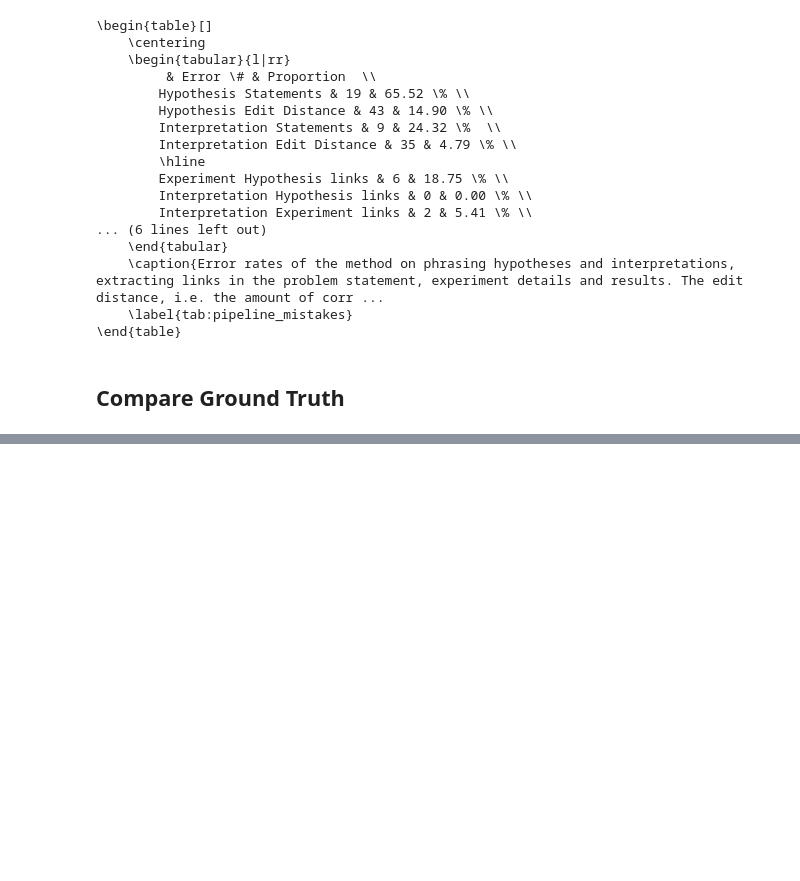
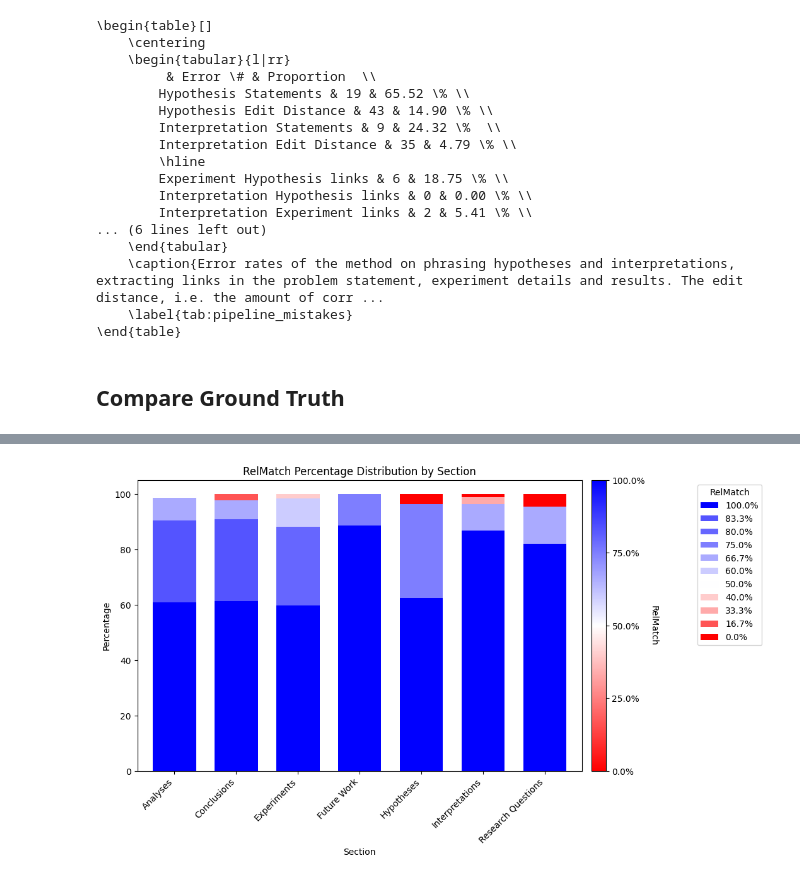
Before and after one commit to thijssnelleman/automated-reproducibility, a Jupyter notebook: analysis.ipynb, the cells around one changed output, grey strips where cells are left out. Saved outputs shown, nothing was run; the diff lists cells and outputs as text; code cells hidden in the pictures; blank space fills up the shorter version.

```diff
--- a/analysis.ipynb
+++ b/analysis.ipynb
@@ -585,0 +715,91 @@ comparison_df[comparison_df["LLM"] == "MISSING"]
+# %%
+unique_relmatch_percentage = (
+    result_match_item
+    .groupby(['Section', 'RelMatch'])
+    .size()
+    .reset_index(name='Count')
+    .assign(
+        Percentage=lambda df: (
+            df['Count']
+            / df.groupby('Section')['Count'].transform('sum')
+        )
+    )
+    .sort_values(['Section', 'Percentage'], ascending=[True, False])
+)
+
+unique_relmatch_percentage['Percentage'] *= 100
+# %%
+import matplotlib.pyplot as plt
+from matplotlib.cm import ScalarMappable
+from matplotlib.colors import Normalize
+from matplotlib.ticker import PercentFormatter
+
+# Prepare data
+plot_df = (
+    unique_relmatch_percentage
+    .pivot(index="Section", columns="RelMatch", values="Percentage")
+    .sort_index(axis=1, ascending=False)
+)
+
+relmatch_values = plot_df.columns.astype(float)
+
+# Color mapping: RelMatch 0.0 = red, 1.0 = blue
+cmap = plt.colormaps["bwr_r"]
+norm = Normalize(vmin=0, vmax=1)
+colors = [cmap(norm(v)) for v in relmatch_values]
+
+# Plot
+fig, ax = plt.subplots(figsize=(12, 6))
+
+plot_df.plot(
+    kind="bar",
+    stacked=True,
+    color=colors,
+    ax=ax,
+    width=0.7,
+    edgecolor="none"
+)
+
+# Labels
+ax.set(
+    xlabel="Section",
+    ylabel="Percentage",
+    title="RelMatch Percentage Distribution by Section"
+)
+
+# Rotate x-axis labels
+ax.tick_params(axis="x", rotation=45)
+for label in ax.get_xticklabels():
+    label.set_ha("right")
+
+# Move legend further right
+ax.legend(
+    title="RelMatch",
+    labels=[f"{v:.1%}" for v in relmatch_values],
+    bbox_to_anchor=(1.25, 1),
+    loc="upper left"
+)
+
+# Continuous colorbar
+sm = ScalarMappable(cmap=cmap, norm=norm)
+sm.set_array([])
+
+cbar = fig.colorbar(
+    sm,
+    ax=ax,
+    fraction=0.04,
+    pad=0.02
+)
+
+cbar.set_label("RelMatch", rotation=270, labelpad=15)
+cbar.set_ticks([0.0, 0.25, 0.5, 0.75, 1.0])
+cbar.ax.yaxis.set_major_formatter(
+    PercentFormatter(xmax=1, decimals=1)
+)
+
+# Reserve space on the right for both colorbar and legend
+fig.subplots_adjust(right=0.75)
+
+plt.show()
+# %% [output]
+[figure, added]
```
Also changed, not shown: parts of 11 cells of this notebook, 1 other file.
